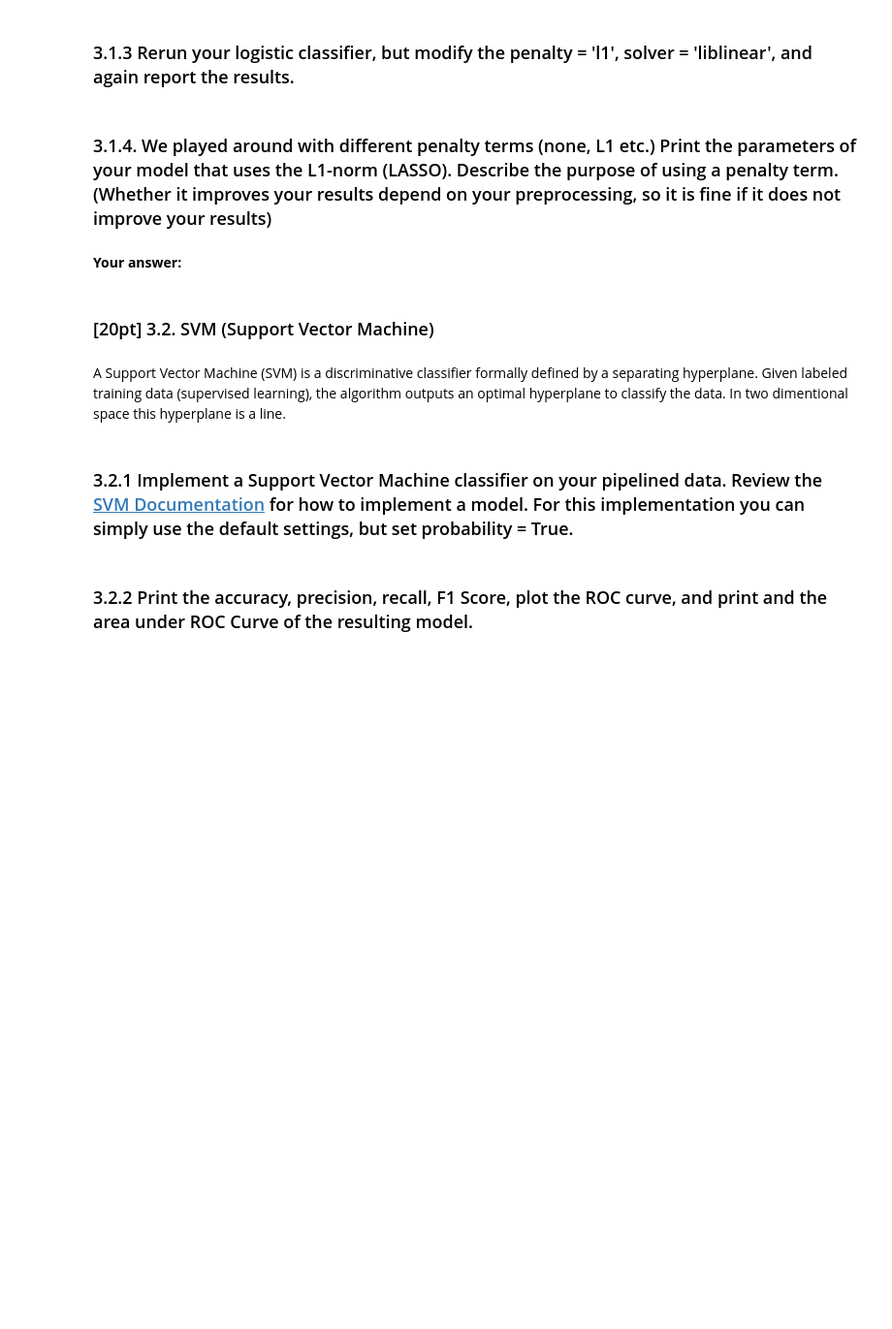
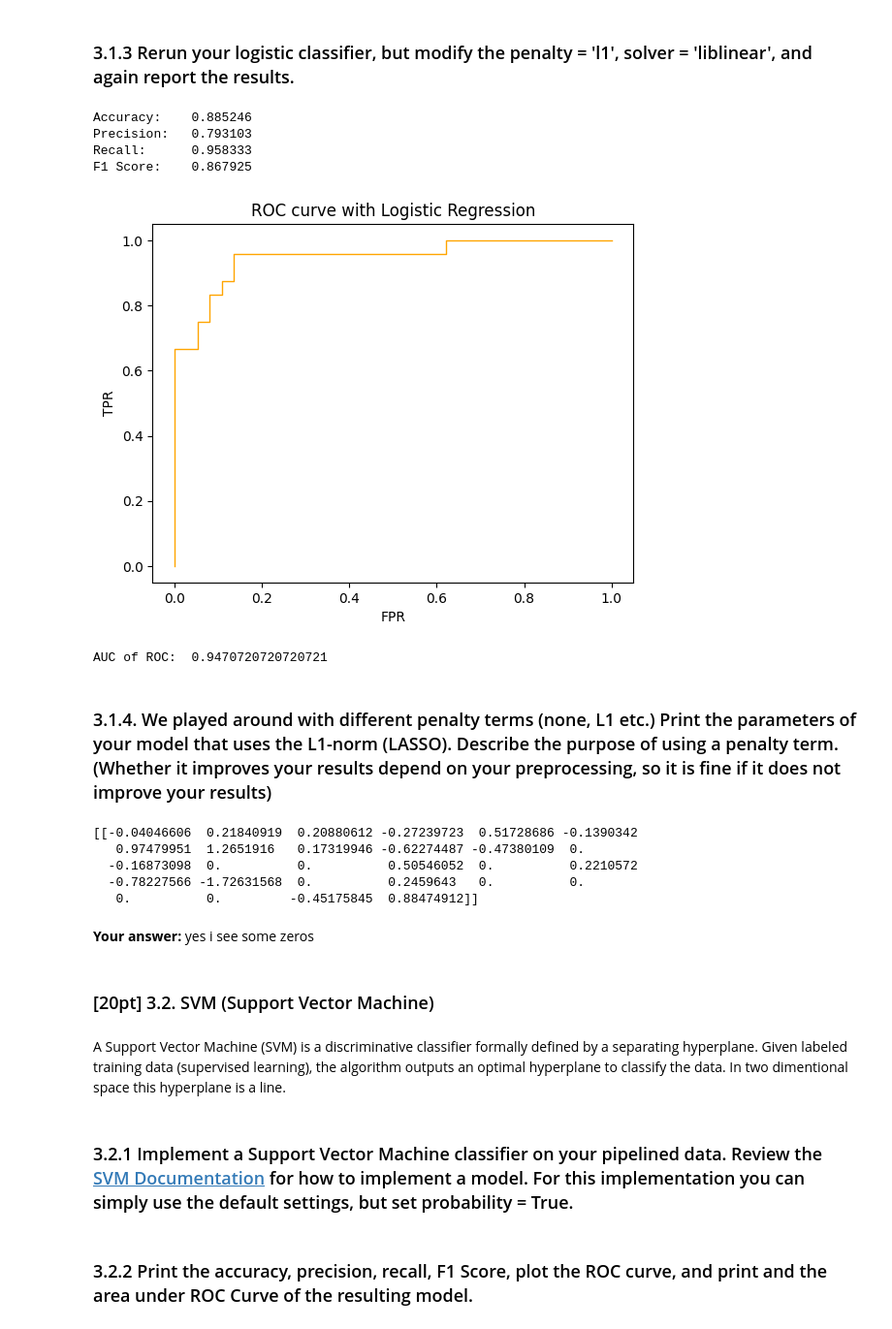
Before and after one commit to roshantaneja/ucla_cssi_2024, a Jupyter notebook: homework/homework_3/CS97_HW3_student.ipynb, the cells around one changed output. Shown: that part at 97% size. Drawn from its saved outputs; the diff is of its cells as text; code cells hidden in the pictures; blank space fills up the shorter version.

```diff
--- a/homework/homework_3/CS97_HW3_student.ipynb
+++ b/homework/homework_3/CS97_HW3_student.ipynb
@@ -212,6 +347,10 @@ train, test, target, target_test = train_test_split(improved_data, data_target,
 3.) use the predict() method to predict the test data, and assign to variable "predicted" since we will use "predicted" in below cells
 '''
 '''Your code goes below here'''
+
+knn = KNeighborsClassifier(n_neighbors=5)
+knn.fit(train, target)
+predicted = knn.predict(test)
 # %% [markdown]
 #### Report accuracy, precision, recall, f1-score, and draw the confusion matrix as before
 # %%
@@ -229,3 +374,7 @@ for k in k_values:
     # referece: https://scikit-learn.org/stable/modules/generated/sklearn.neighbors.KNeighborsClassifier.html
     # Hint: you only need to print the f1-score. You do not need to print other metrics. You can use the improved_data after your preprocessing
     '''Your code goes below here'''
+    knn = KNeighborsClassifier(n_neighbors=k)
+    knn.fit(train, target)
+    predicted = knn.predict(test)
+    print("k = %d, f1-score = %f" % (k, metrics.f1_score(target_test, predicted, labels=None, pos_label=1, average='binary', sample_weight=None)))
@@ -255,6 +414,14 @@ Let's now try another classifier we introduced in lecture, one that's well known
   the array by only getting the column 1
 '''
 '''Your code goes below here'''
+
+# import LogisticRegression
+from sklearn.linear_model import LogisticRegression
+
+log_model = LogisticRegression()
+log_model.fit(train, target)
+log_predicted = log_model.predict(test)
+log_score = log_model.predict_proba(test)[:,1]
 # %%
 # Print the performance, plot the ROC curve, and print the area under ROC
 def plot_roc_curve(target, score):
@@ -281,6 +455,13 @@ plot_roc_curve(target_test, log_score)
 4.) use predict_proba(test)[:,1] and assign to variable "log_score"
 '''
 '''Your code goes below here'''
+
+from sklearn.linear_model import LogisticRegression
+
+log_model = LogisticRegression(penalty=None)
+log_model.fit(train, target)
+log_predicted = log_model.predict(test)
+log_score = log_model.predict_proba(test)[:,1]
 # %%
 # Print accuracy, precision, recall, and F1 score
 print_four_metrics(target_test, log_predicted)
@@ -292,19 +481,48 @@ plot_roc_curve(target_test, log_score)
 # %%
 ''' repeat the same process as 3.1.3 but change parameters as the question specifies'''
 '''Your code goes below here'''
 # Run logistic regression here
 
+log_model = LogisticRegression(penalty='l1', solver='liblinear')
+log_model.fit(train, target)
+log_predicted = log_model.predict(test)
+log_score = log_model.predict_proba(test)[:,1]
+
 # Print accuracy, precision, recall, and F1-score. Feel free to use the print_four_metrics function
 
+print_four_metrics(target_test, log_predicted)
+
 # Plot ROC curve and print the area under ROC. Feel free to use the plot_roc_curve function
+
+plot_roc_curve(target_test, log_score)
+
+# fpr_log_reg, tpr_log_reg, thresholds = metrics.roc_curve(target_test, log_score)
+
+# area = metrics.auc(fpr_log_reg, tpr_log_reg)
+# print('AUC of ROC: ', area)
+# %% [output]
+Accuracy:    0.885246
+Precision:   0.793103
+Recall:      0.958333
+F1 Score:    0.867925
+[figure, added]
+AUC of ROC:  0.9470720720720721
 # %% [markdown]
 ###  3.1.4. We played around with different penalty terms (none, L1 etc.) Print the parameters of your model that uses the L1-norm (LASSO). Describe the purpose of using a penalty term. (Whether it improves your results depend on your preprocessing, so it is fine if it does not improve your results)
 # %%
 # Hint: Use print(your_model_name.coef_) to print the parameters of your model.
 # Do you see any zero? Those are related to the penalty term.
 '''Your code goes below here'''
+
+print(log_model.coef_)
+# %% [output]
+[[-0.04046606  0.21840919  0.20880612 -0.27239723  0.51728686 -0.1390342
+   0.97479951  1.2651916   0.17319946 -0.62274487 -0.47380109  0.
+  -0.16873098  0.          0.          0.50546052  0.          0.2210572
+  -0.78227566 -1.72631568  0.          0.2459643   0.          0.
+   0.          0.         -0.45175845  0.88474912]]
 # %% [markdown]
-**Your answer:**
+**Your answer:** yes i see some zeros
 # %% [markdown]
 ### [20pt] 3.2. SVM (Support Vector Machine)
 # %% [markdown]
```
Also changed, not shown: parts of 36 cells of this notebook, 12 other files.
